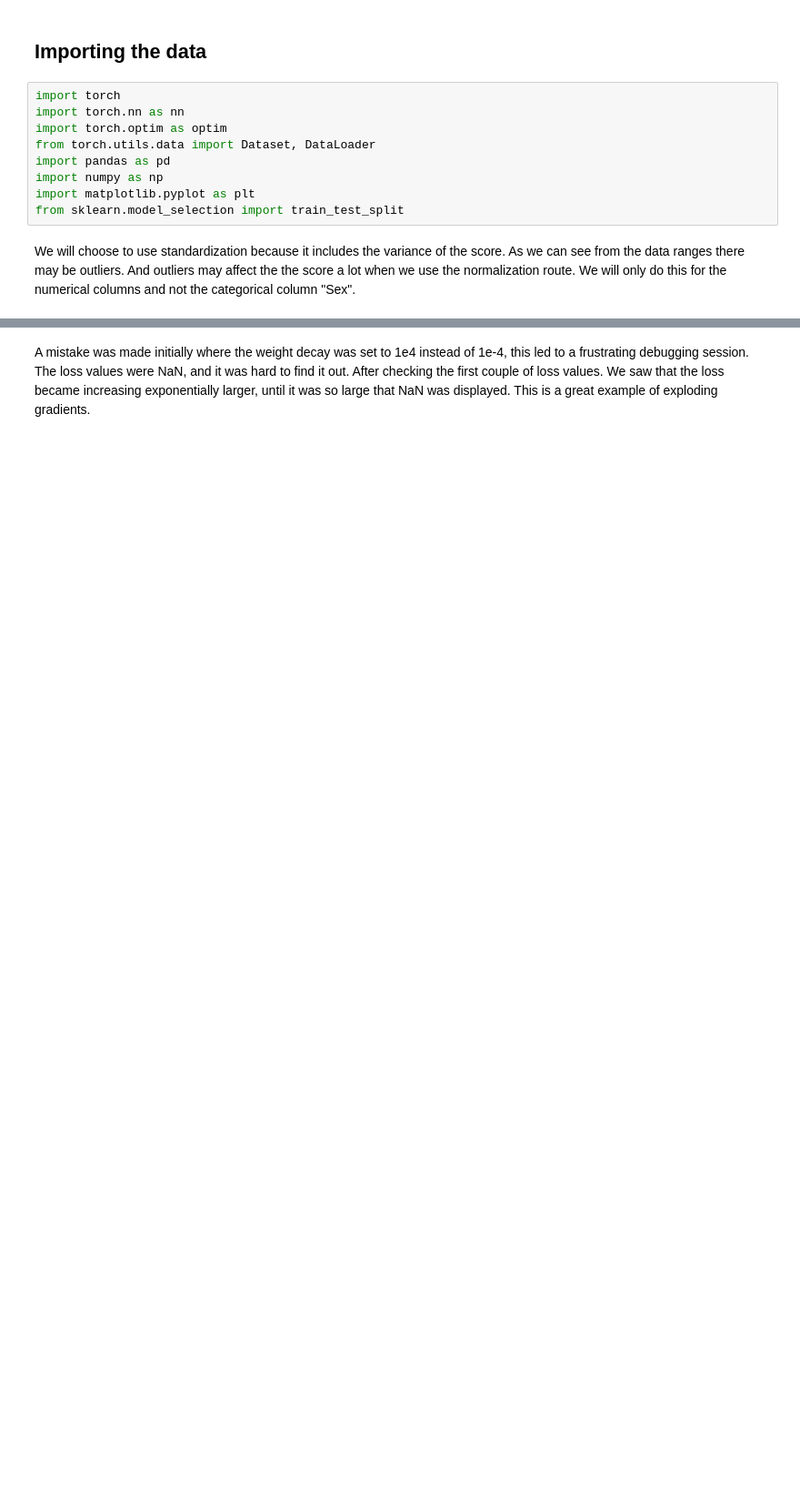
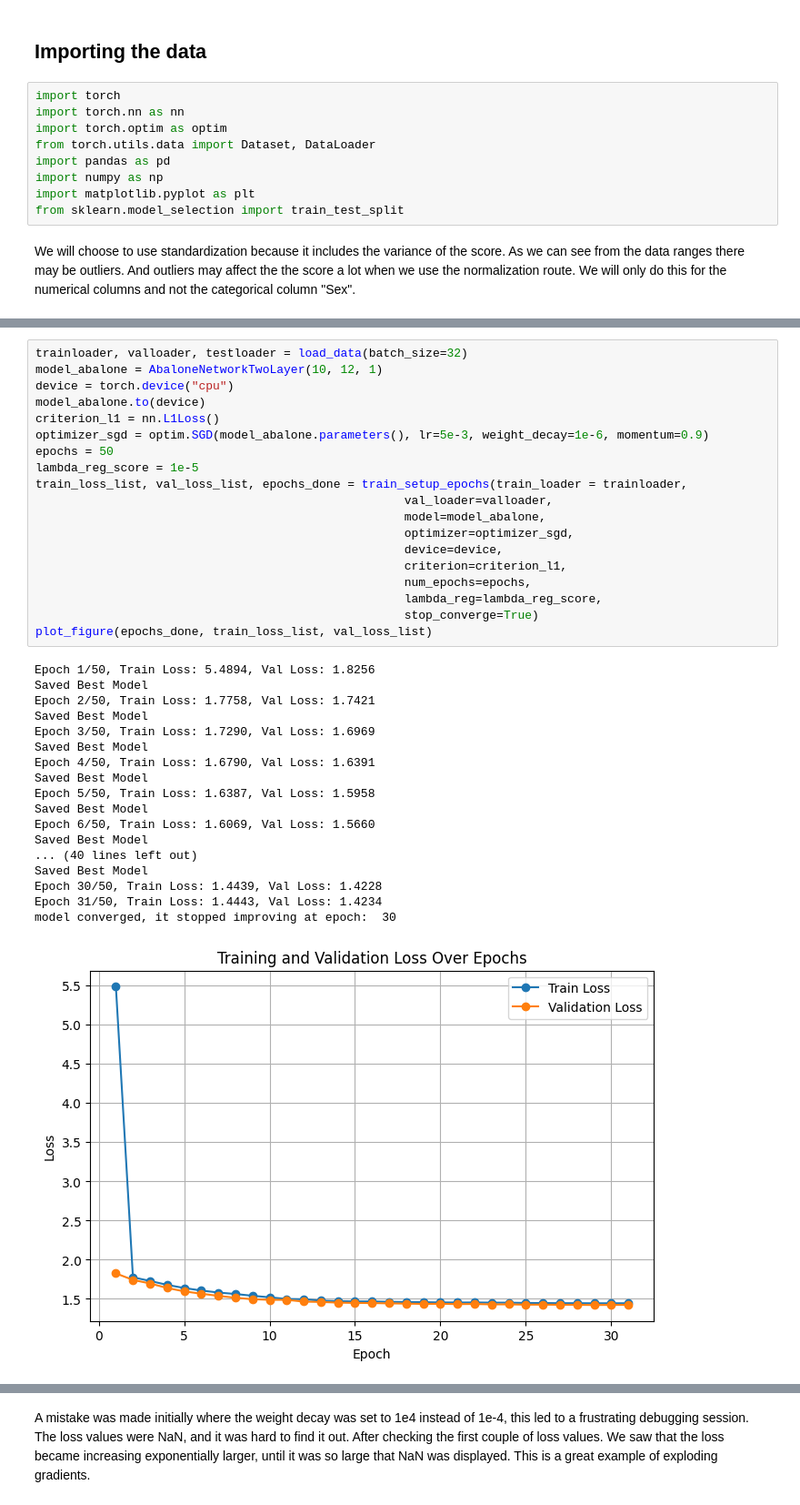
Before and after one commit to mehdigreefhorst/DeepLearning1stAssignment-abalone, a Jupyter notebook: Assignment-1.ipynb, the cells around one changed output, grey strips where cells are left out. Shown: that part at 91% size. Cells and saved outputs as stored; diff of their text form; blank space fills up the shorter version.

```diff
--- a/Assignment-1.ipynb
+++ b/Assignment-1.ipynb
@@ -170,0 +304,38 @@ Saved Best Model
+# %%
+trainloader, valloader, testloader = load_data(batch_size=32)
+model_abalone = AbaloneNetworkTwoLayer(10, 12, 1)
+device = torch.device("cpu")
+model_abalone.to(device)
+criterion_l1 = nn.L1Loss()
+optimizer_sgd = optim.SGD(model_abalone.parameters(), lr=5e-3, weight_decay=1e-6, momentum=0.9)
+epochs = 50
+lambda_reg_score = 1e-5
+train_loss_list, val_loss_list, epochs_done = train_setup_epochs(train_loader = trainloader,
+                                                    val_loader=valloader,
+                                                    model=model_abalone,
+                                                    optimizer=optimizer_sgd,
+                                                    device=device,
+                                                    criterion=criterion_l1,
+                                                    num_epochs=epochs,
+                                                    lambda_reg=lambda_reg_score,
+                                                    stop_converge=True)
+plot_figure(epochs_done, train_loss_list, val_loss_list)
+# %% [output]
+Epoch 1/50, Train Loss: 5.4894, Val Loss: 1.8256
+Saved Best Model
+Epoch 2/50, Train Loss: 1.7758, Val Loss: 1.7421
+Saved Best Model
+Epoch 3/50, Train Loss: 1.7290, Val Loss: 1.6969
+Saved Best Model
+Epoch 4/50, Train Loss: 1.6790, Val Loss: 1.6391
+Saved Best Model
+Epoch 5/50, Train Loss: 1.6387, Val Loss: 1.5958
+Saved Best Model
+Epoch 6/50, Train Loss: 1.6069, Val Loss: 1.5660
+Saved Best Model
+... (40 lines left out)
+Saved Best Model
+Epoch 30/50, Train Loss: 1.4439, Val Loss: 1.4228
+Epoch 31/50, Train Loss: 1.4443, Val Loss: 1.4234
+model converged, it stopped improving at epoch:  30
+[figure, added]
```
Also changed, not shown: parts of 27 cells of this notebook, 7 other files.
